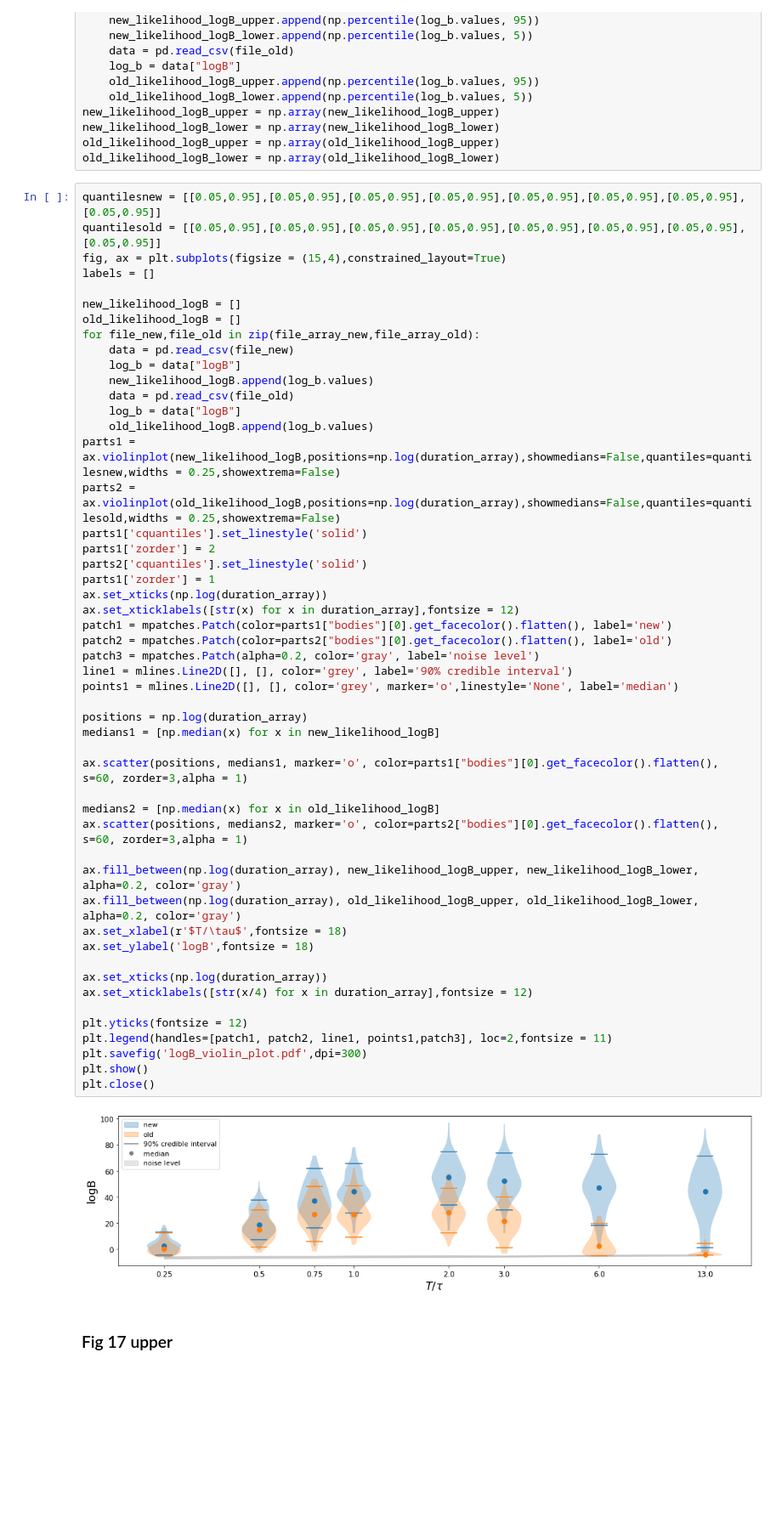
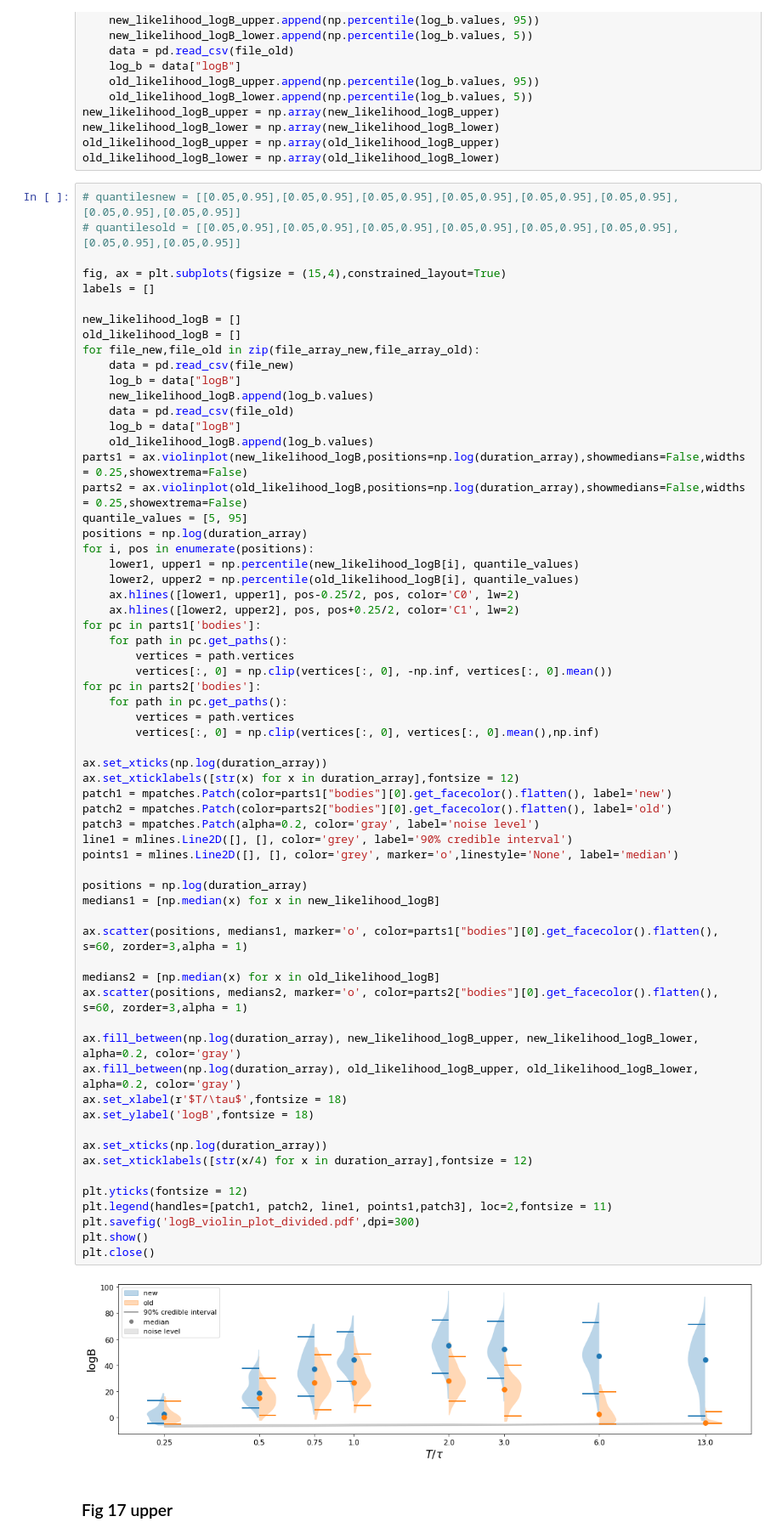
Before and after one commit to hermione-evans/ECHOMASE, a Jupyter notebook: uniew_injection/analysis.ipynb, the cells around one changed output. Shown at 85% size. Cells and saved outputs as stored; diff of their text form; blank space fills up the shorter version.

Commit message:
add splited violinplots

```diff
--- a/uniew_injection/analysis.ipynb
+++ b/uniew_injection/analysis.ipynb
@@ -617,8 +661,9 @@ new_likelihood_logB_lower = np.array(new_likelihood_logB_lower)
 old_likelihood_logB_upper = np.array(old_likelihood_logB_upper)
 old_likelihood_logB_lower = np.array(old_likelihood_logB_lower)
 # %%
-quantilesnew = [[0.05,0.95],[0.05,0.95],[0.05,0.95],[0.05,0.95],[0.05,0.95],[0.05,0.95],[0.05,0.95],[0.05,0.95]]
-quantilesold = [[0.05,0.95],[0.05,0.95],[0.05,0.95],[0.05,0.95],[0.05,0.95],[0.05,0.95],[0.05,0.95],[0.05,0.95]]
+# quantilesnew = [[0.05,0.95],[0.05,0.95],[0.05,0.95],[0.05,0.95],[0.05,0.95],[0.05,0.95],[0.05,0.95],[0.05,0.95]]
+# quantilesold = [[0.05,0.95],[0.05,0.95],[0.05,0.95],[0.05,0.95],[0.05,0.95],[0.05,0.95],[0.05,0.95],[0.05,0.95]]
+
 fig, ax = plt.subplots(figsize = (15,4),constrained_layout=True)
 labels = []
 
@@ -631,43 +676,55 @@ for file_new,file_old in zip(file_array_new,file_array_old):
     data = pd.read_csv(file_old)
     log_b = data["logB"]
     old_likelihood_logB.append(log_b.values)
-parts1 = ax.violinplot(new_likelihood_logB,positions=np.log(duration_array),showmedians=False,quantiles=quantilesnew,widths = 0.25,showextrema=False)
-parts2 = ax.violinplot(old_likelihood_logB,positions=np.log(duration_array),showmedians=False,quantiles=quantilesold,widths = 0.25,showextrema=False)
-parts1['cquantiles'].set_linestyle('solid')
-parts1['zorder'] = 2
-parts2['cquantiles'].set_linestyle('solid')
-parts1['zorder'] = 1
+parts1 = ax.violinplot(new_likelihood_logB,positions=np.log(duration_array),showmedians=False,widths = 0.25,showextrema=False)
+parts2 = ax.violinplot(old_likelihood_logB,positions=np.log(duration_array),showmedians=False,widths = 0.25,showextrema=False)
+quantile_values = [5, 95]
+positions = np.log(duration_array)
+for i, pos in enumerate(positions):
+    lower1, upper1 = np.percentile(new_likelihood_logB[i], quantile_values)
+    lower2, upper2 = np.percentile(old_likelihood_logB[i], quantile_values)
+    ax.hlines([lower1, upper1], pos-0.25/2, pos, color='C0', lw=2)
+    ax.hlines([lower2, upper2], pos, pos+0.25/2, color='C1', lw=2)
+for pc in parts1['bodies']:
+    for path in pc.get_paths():
+        vertices = path.vertices
+        vertices[:, 0] = np.clip(vertices[:, 0], -np.inf, vertices[:, 0].mean())
+for pc in parts2['bodies']:
+    for path in pc.get_paths():
+        vertices = path.vertices
+        vertices[:, 0] = np.clip(vertices[:, 0], vertices[:, 0].mean(),np.inf)
+
 ax.set_xticks(np.log(duration_array))
 ax.set_xticklabels([str(x) for x in duration_array],fontsize = 12)
 patch1 = mpatches.Patch(color=parts1["bodies"][0].get_facecolor().flatten(), label='new')
 patch2 = mpatches.Patch(color=parts2["bodies"][0].get_facecolor().flatten(), label='old')
 patch3 = mpatches.Patch(alpha=0.2, color='gray', label='noise level')
 line1 = mlines.Line2D([], [], color='grey', label='90% credible interval')
 points1 = mlines.Line2D([], [], color='grey', marker='o',linestyle='None', label='median')
 
 positions = np.log(duration_array)
 medians1 = [np.median(x) for x in new_likelihood_logB]
 
 ax.scatter(positions, medians1, marker='o', color=parts1["bodies"][0].get_facecolor().flatten(), s=60, zorder=3,alpha = 1)
 
 medians2 = [np.median(x) for x in old_likelihood_logB]
 ax.scatter(positions, medians2, marker='o', color=parts2["bodies"][0].get_facecolor().flatten(), s=60, zorder=3,alpha = 1)
 
 ax.fill_between(np.log(duration_array), new_likelihood_logB_upper, new_likelihood_logB_lower, alpha=0.2, color='gray')
 ax.fill_between(np.log(duration_array), old_likelihood_logB_upper, old_likelihood_logB_lower, alpha=0.2, color='gray')
 ax.set_xlabel(r'$T/\tau$',fontsize = 18)
 ax.set_ylabel('logB',fontsize = 18)
 
 ax.set_xticks(np.log(duration_array))
 ax.set_xticklabels([str(x/4) for x in duration_array],fontsize = 12)
 
 plt.yticks(fontsize = 12)
 plt.legend(handles=[patch1, patch2, line1, points1,patch3], loc=2,fontsize = 11)
-plt.savefig('logB_violin_plot.pdf',dpi=300)
+plt.savefig('logB_violin_plot_divided.pdf',dpi=300)
 plt.show()
 plt.close()
 # %% [output]
-[figure, old version]
+[figure, new version]
 # %% [markdown]
 ### Fig 17 upper
 # %%
```
Also changed, not shown: parts of 6 cells of this notebook, 31 other files.
